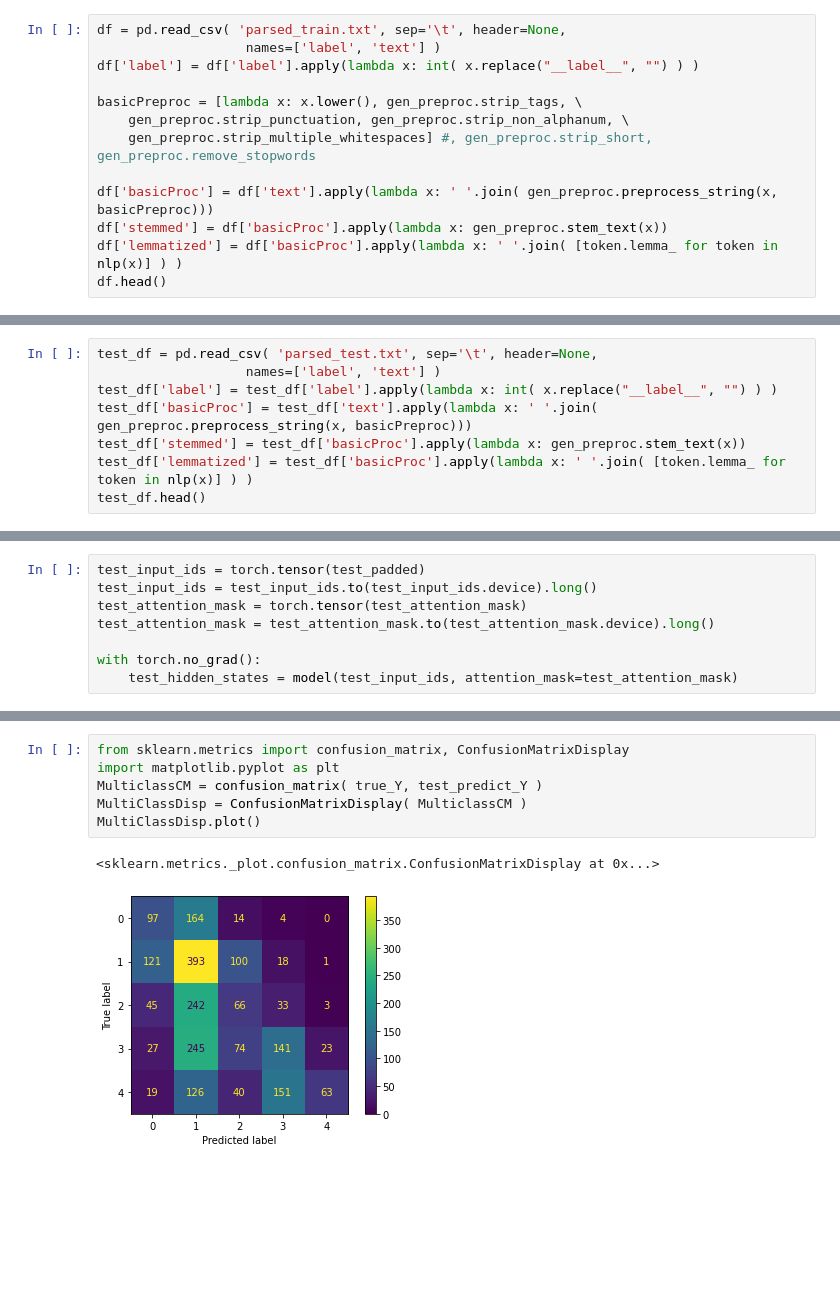
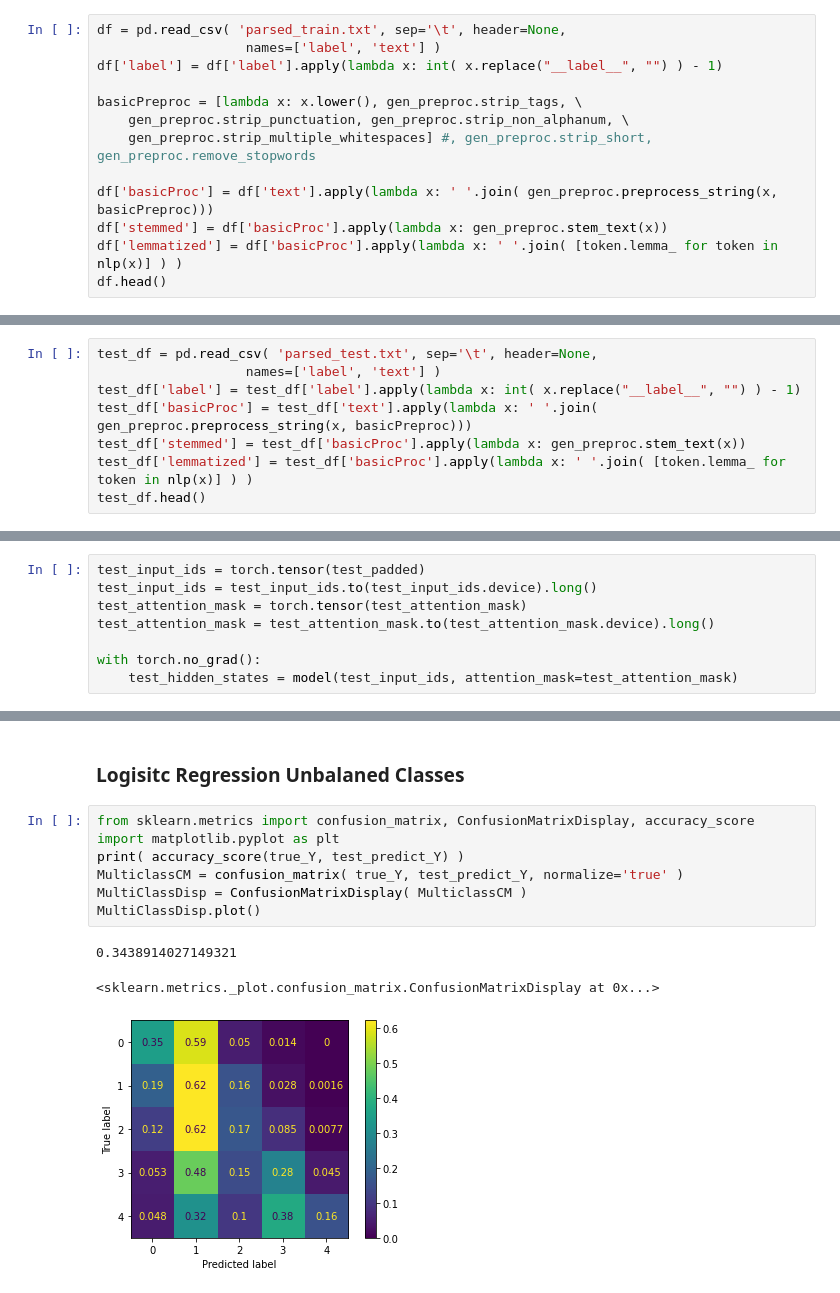
Before and after one commit to EvanMata/embeddingProject, a Jupyter notebook: BERT.ipynb, the cells around one changed output, grey strips where cells are left out. Cells and saved outputs as stored; diff of their text form; blank space fills up the shorter version.

```diff
--- a/BERT.ipynb
+++ b/BERT.ipynb
@@ -22,7 +29,7 @@ The same stuff I've done in all the file / models.
 # %%
 df = pd.read_csv( 'parsed_train.txt', sep='\t', header=None,
                    names=['label', 'text'] )
-df['label'] = df['label'].apply(lambda x: int( x.replace("__label__", "") ) )
+df['label'] = df['label'].apply(lambda x: int( x.replace("__label__", "") ) - 1)
 
 basicPreproc = [lambda x: x.lower(), gen_preproc.strip_tags, \
     gen_preproc.strip_punctuation, gen_preproc.strip_non_alphanum, \
@@ -44,7 +51,7 @@ df.head()
 # %%
 test_df = pd.read_csv( 'parsed_test.txt', sep='\t', header=None,
                    names=['label', 'text'] )
-test_df['label'] = test_df['label'].apply(lambda x: int( x.replace("__label__", "") ) )
+test_df['label'] = test_df['label'].apply(lambda x: int( x.replace("__label__", "") ) - 1)
 test_df['basicProc'] = test_df['text'].apply(lambda x: ' '.join( gen_preproc.preprocess_string(x, basicPreproc)))
 test_df['stemmed'] = test_df['basicProc'].apply(lambda x: gen_preproc.stem_text(x))
 test_df['lemmatized'] = test_df['basicProc'].apply(lambda x: ' '.join( [token.lemma_ for token in nlp(x)] ) )
@@ -237,9 +287,13 @@ true_Y = test_df['label']
+# %% [markdown]
+### Logisitc Regression Unbalaned Classes
 # %%
-from sklearn.metrics import confusion_matrix, ConfusionMatrixDisplay
+from sklearn.metrics import confusion_matrix, ConfusionMatrixDisplay, accuracy_score
 import matplotlib.pyplot as plt
-MulticlassCM = confusion_matrix( true_Y, test_predict_Y )
+print( accuracy_score(true_Y, test_predict_Y) )
+MulticlassCM = confusion_matrix( true_Y, test_predict_Y, normalize='true' )
 MultiClassDisp = ConfusionMatrixDisplay( MulticlassCM )
 MultiClassDisp.plot()
 # %% [output]
-<sklearn.metrics._plot.confusion_matrix.ConfusionMatrixDisplay at 0x...>
+0.3438914027149321
+<sklearn.metrics._plot.confusion_matrix.ConfusionMatrixDisplay at 0x...>
-[figure, old version]
+[figure, new version]
```
Also changed, not shown: parts of 23 cells of this notebook, 8 other files.
